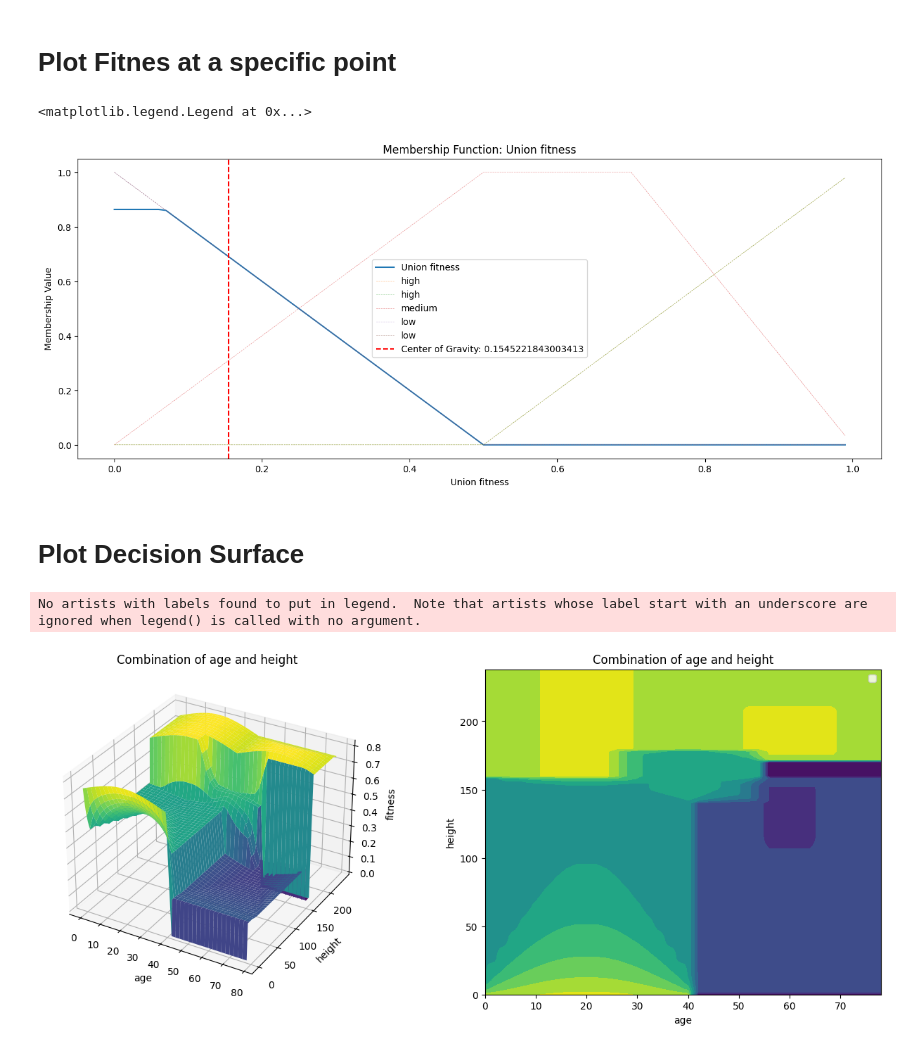
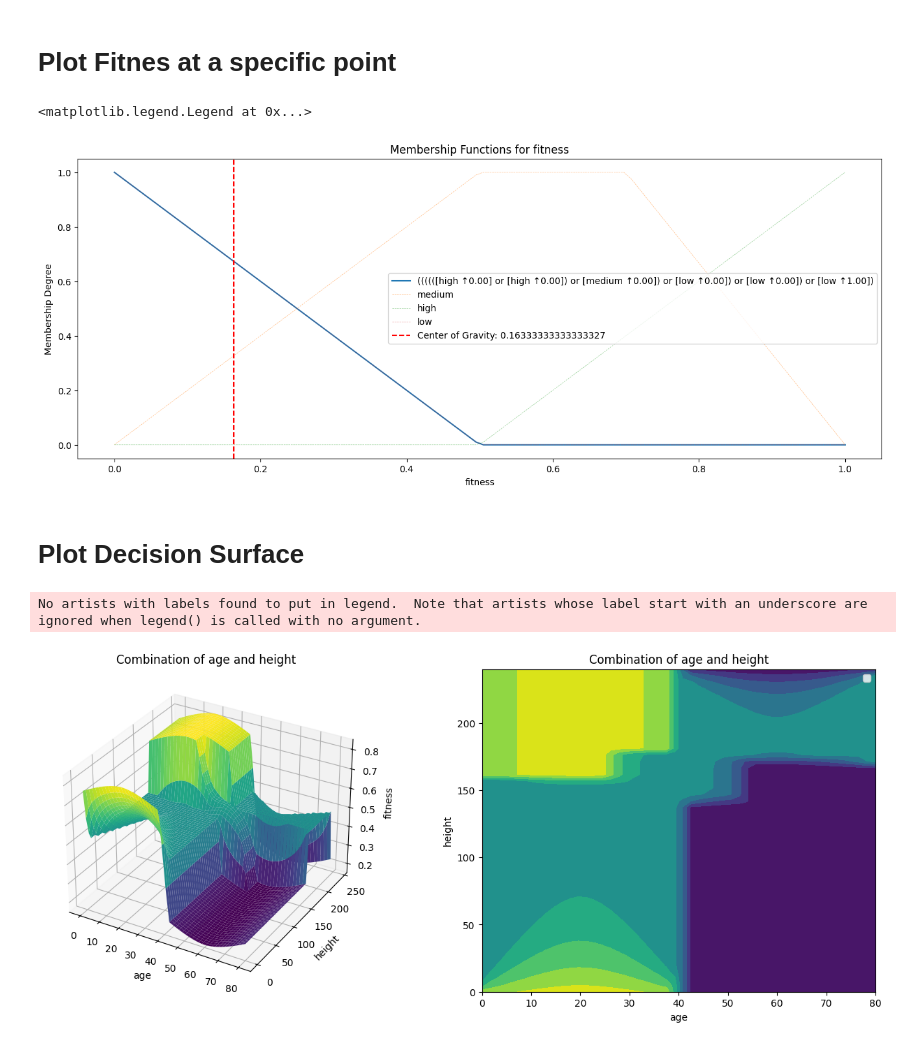
Before and after one commit to ManuelLerchner/AutoPas-FuzzyTuning-Bachelor-Thesis, a Jupyter notebook: notes/1-Testing/fuzzy-test/fuzzy-system-idea.ipynb, the cells around one changed output. Drawn from its saved outputs; the diff is of its cells as text; code cells hidden in the pictures.

Commit message:
improve fuzzy demo

```diff
--- a/notes/1-Testing/fuzzy-test/fuzzy-system-idea.ipynb
+++ b/notes/1-Testing/fuzzy-test/fuzzy-system-idea.ipynb
@@ -111,13 +111,13 @@ age.add_membership_function(Triangle("young", 20, 22))
 age.add_membership_function(Triangle("middle", 40, 15))
 age.add_membership_function(Triangle("old", 60, 22))
 # %%
-height = FuzzyVariable("height")
+height = FuzzyVariable("height", (0, 240))
 
 height.add_membership_function(Trapezoid("short", 0, 140, 150, 160))
 height.add_membership_function(Trapezoid("medium", 140, 160, 170, 180))
 height.add_membership_function(Trapezoid("tall", 170, 180, 190, 240))
 # %%
-fitness = FuzzyVariable("fitness")
+fitness = FuzzyVariable("fitness", (0, 1))
 
 fitness.add_membership_function(Triangle("low", 0, 0.5))
 fitness.add_membership_function(Trapezoid("medium", 0, 0.5, 0.7, 1))
@@ -142,9 +142,14 @@ class FuzzyRule:
         self.consequent = consequent
 
 
-    def evaluate(self, data: dict)->MembershipFunction  :
+    def evaluate(self, data: dict)->FuzzyVariable:
         cut = self.antecedent(data)
-        return MembershipFunction(self.consequent.name, lambda data: min(cut, self.consequent(data)), [self.consequent])
+        mf= MembershipFunction(f"[{self.consequent.name} ↑{cut:.2f}]", lambda data: min(cut, self.consequent(data)), [self.consequent])
+
+        outVariable= FuzzyVariable(self.consequent.input_variable.name, self.consequent.input_variable.range)
+        outVariable.add_membership_function(mf)
+
+        return outVariable
 
 
     def plot_rules(self, data):
@@ -152,12 +157,17 @@ class FuzzyRule:
        axs = fig.subplot_mosaic([['A','B']])
        fig.set_size_inches(16, 6)
 
-       name1,xs= data["x"]
-       name2,ys = data["y"]
+       inputs = self.antecedent.getAllFuzzySets()
+
+       nameX=data['x']
+       nameY=data['y']
+
+       xs = np.linspace(*inputs[nameX].range, 100)
+       ys = np.linspace(*inputs[nameY].range, 100)
+
 
        X, Y = np.meshgrid(xs, ys)
-
-       Z = np.array([[self.antecedent({name1: x, name2: y}) for x in xs] for y in ys])
+       Z = np.array([[self.antecedent({nameX: x, nameY: y}) for x in xs] for y in ys])
 
        ss=axs['A'].get_subplotspec()
        axs['A'].remove()
@@ -252,4 +298,5 @@ fs.add_rule(FuzzyRule((age=="old") & (height=="tall"), fitness=="high"))
 fs.add_rule(FuzzyRule((age=="middle") & (height=="medium"), fitness=="medium"))
 fs.add_rule(FuzzyRule((age=="old") & (height=="short"), fitness=="low"))
 fs.add_rule(FuzzyRule((age=="young") & (height=="short"), fitness=="low"))
+fs.add_rule(FuzzyRule((age=="old"), fitness=="low"))
 # %%
@@ -260,7 +307,7 @@ fs.add_rule(FuzzyRule((age=="young") & (height=="short"), fitness=="low"))
 fig, ax = plt.subplots()
 fig.set_size_inches(16, 6)
 
-output_membership.plot(ax, "fitness", np.arange(0, 1, 0.01))
+output_membership.plot(ax)
 
 ax.axvline(cog, color='red', linestyle='--', label=f"Center of Gravity: {cog}")
 
@@ -268,11 +315,11 @@ ax.axvline(cog, color='red', linestyle='--', label=f"Center of Gravity: {cog}")
 ax.legend()
 # %% [output]
 <matplotlib.legend.Legend at 0x...>
-[figure, old version]
+[figure, new version]
 # %% [markdown]
 # Plot Decision Surface
 # %%
-fs.plot({"x": ("age", np.arange(0, 80, 2)), "y": ("height", np.arange(0, 240, 2))})
+fs.plot({"x": "age", "y": "height"})
 # %% [output]
 No artists with labels found to put in legend.  Note that artists whose label start with an underscore are ignored when legend() is called with no argument.
-[figure, old version]
+[figure, new version]
```
Also changed, not shown: parts of 9 cells of this notebook.
